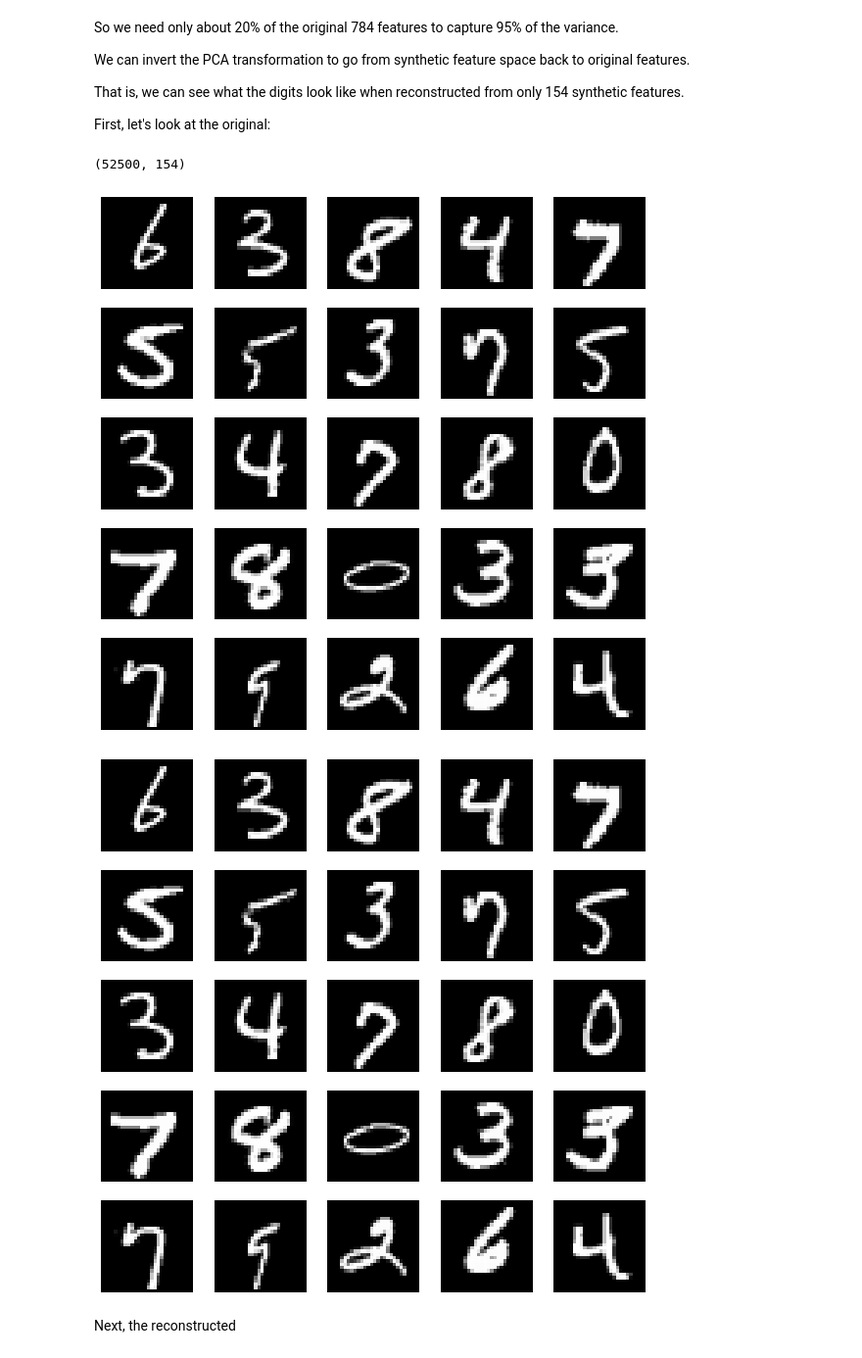
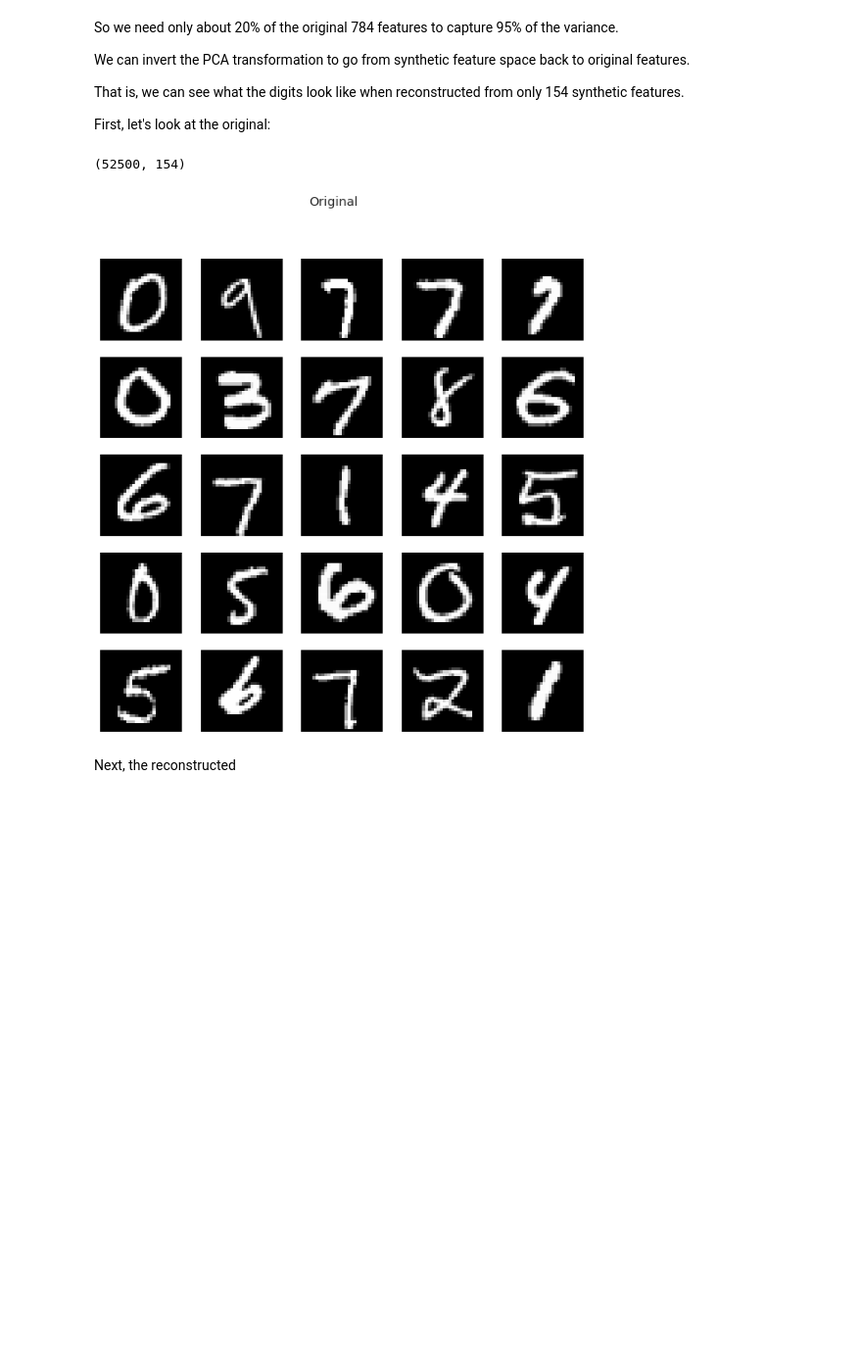
Before and after one commit to kenperry-public/ML_Spring_2024, a Jupyter notebook: Unsupervised.ipynb, the cells around one changed output. Shown at 98% size. Saved outputs shown, nothing was run; the diff lists cells and outputs as text; code cells hidden in the pictures; blank space fills up the shorter version.

```diff
--- a/Unsupervised.ipynb
+++ b/Unsupervised.ipynb
@@ -926,14 +1000,13 @@ First, let's look at the original:
 # %%
 
 X_mnist_train_reduced = ush.transform(X_mnist_train, pca_mnist)
 X_mnist_train_reduced.shape
 
 # Show the original dataset
-ush.mnh.visualize(X_mnist_train, y_mnist_train)
+_= ush.mnh.visualize(X_mnist_train, y_mnist_train, title="Original")
 # %% [output]
 (52500, 154)
-[figure, old version]
+[figure, new version]
-[figure, removed]
 # %% [markdown]
 Next, the reconstructed
 # %%
```
Also changed, not shown: parts of 88 cells of this notebook, 2 other files.
